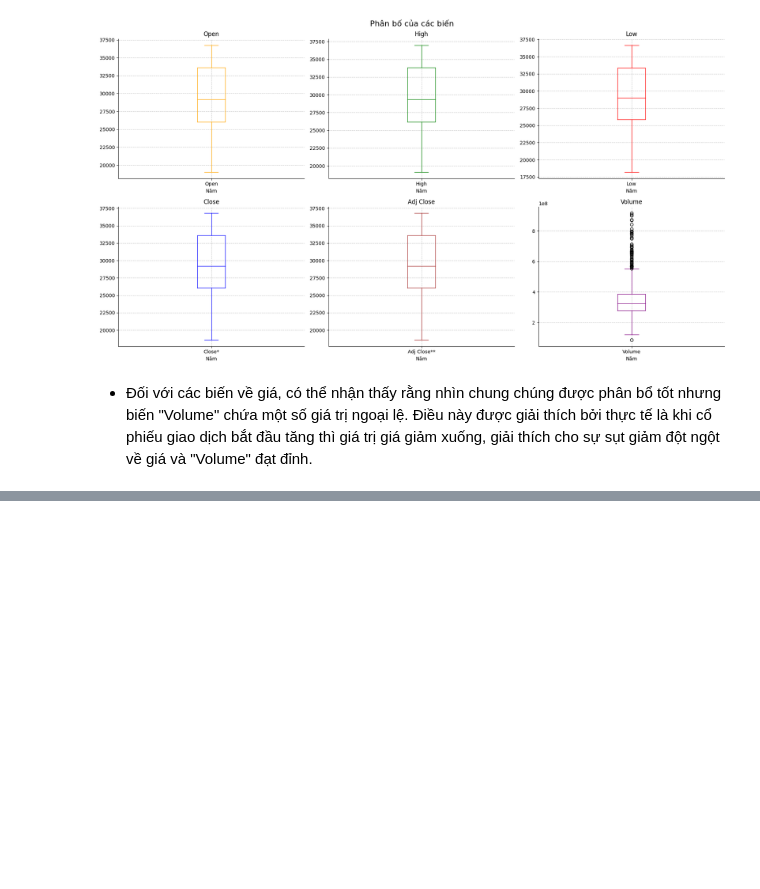
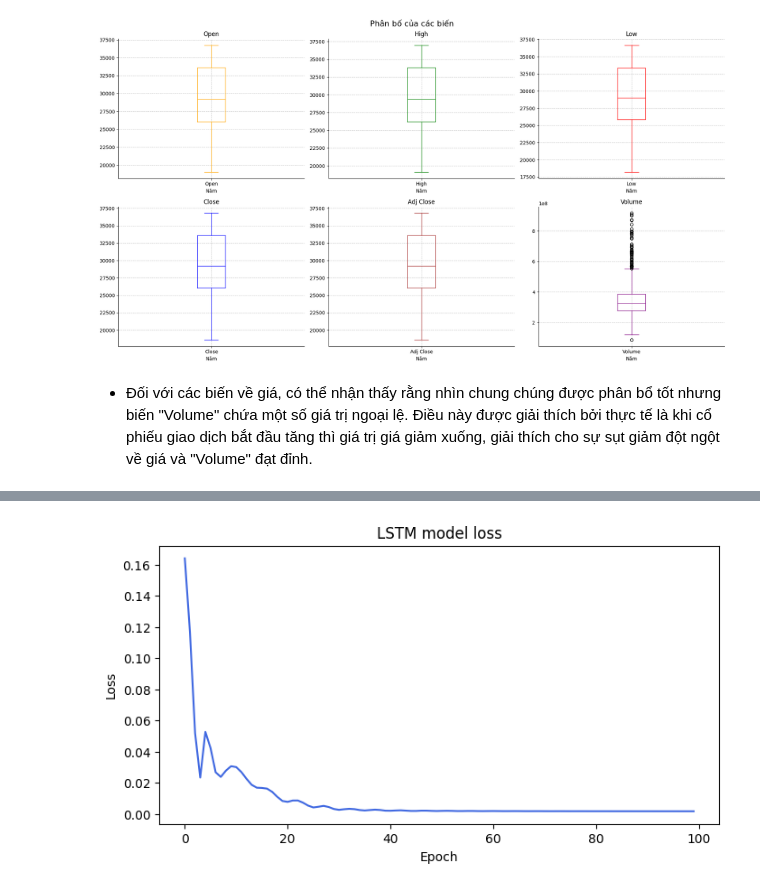
Before and after one commit to ThienNguyen3001/Stock-Price-Prediction-RNN-LSTM-GRU, a Jupyter notebook: stock_price_predict.ipynb, the cells around one changed output, grey strips where cells are left out. Saved outputs shown, nothing was run; the diff lists cells and outputs as text; code cells hidden in the pictures; blank space fills up the shorter version.

```diff
--- a/stock_price_predict.ipynb
+++ b/stock_price_predict.ipynb
@@ -285,0 +250,14 @@ plt.show(rnn_loss_fig);
+# %%
+#Training LSTM model
+train_hist_lstm = np.zeros(num_epochs)
+
+for epoch in range(num_epochs):
+    y_train_pred_lstm = lstm_model(X_train)
+
+    loss = lstm_criterion(y_train_pred_lstm, y_train_lstm)
+    train_hist_lstm[epoch] = loss.item()
+    if epoch % 5 == 0:
+      print("Epoch ", epoch, "MSE: ", loss.item())
+    lstm_updater.zero_grad()
+    loss.backward()
+    lstm_updater.step()
@@ -285,0 +285,10 @@ plt.show(rnn_loss_fig);
+# %%
+#Training loss for LSTM model
+rcParams['figure.figsize'] = 8,4
+lstm_loss_fig = sns.lineplot(data = train_hist_lstm, color = 'royalblue')
+plt.xlabel("Epoch")
+plt.ylabel("Loss")
+plt.title("LSTM model loss")
+plt.show(lstm_loss_fig);
+# %% [output]
+[figure, added]
```
Also changed, not shown: parts of 18 cells of this notebook.
